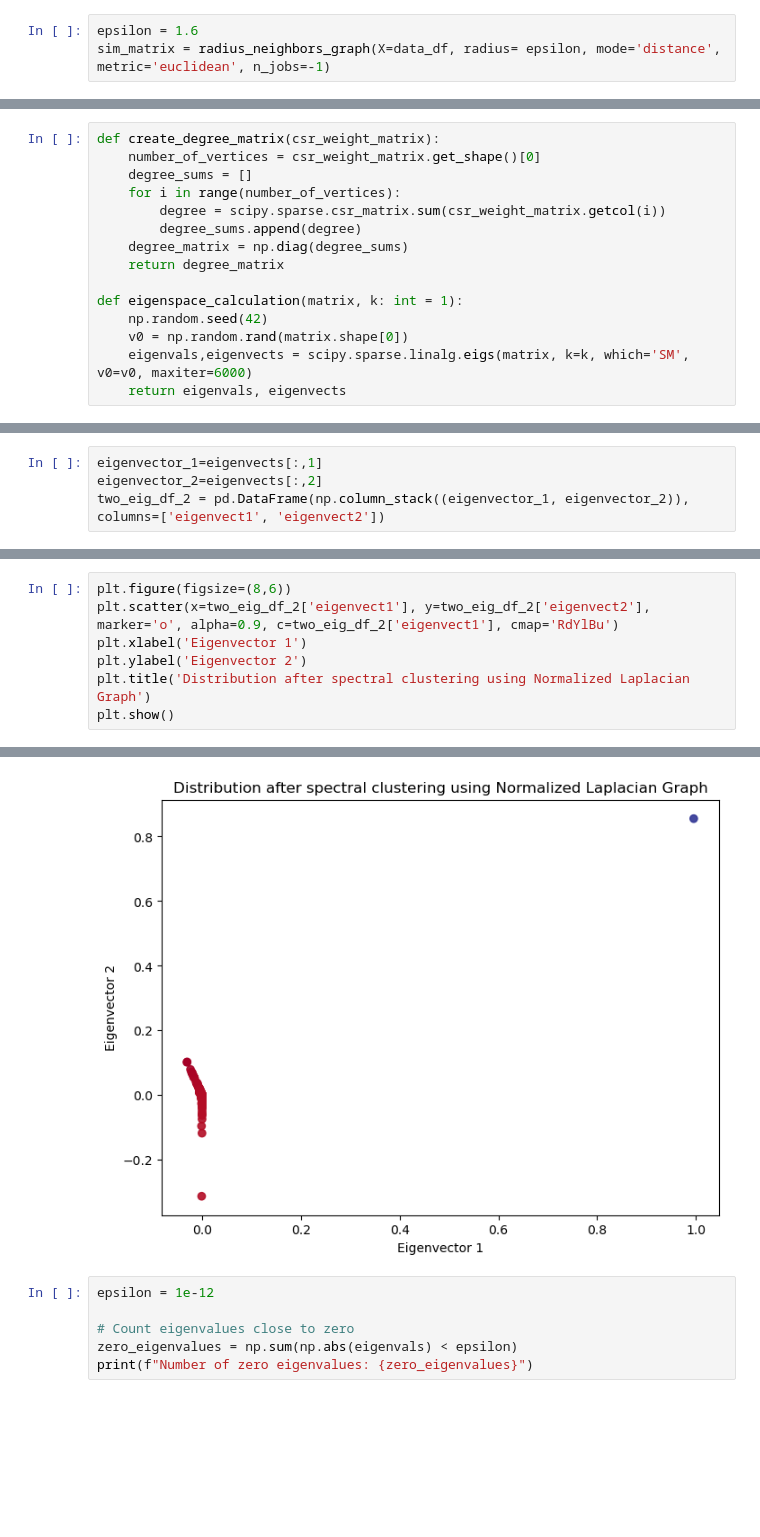
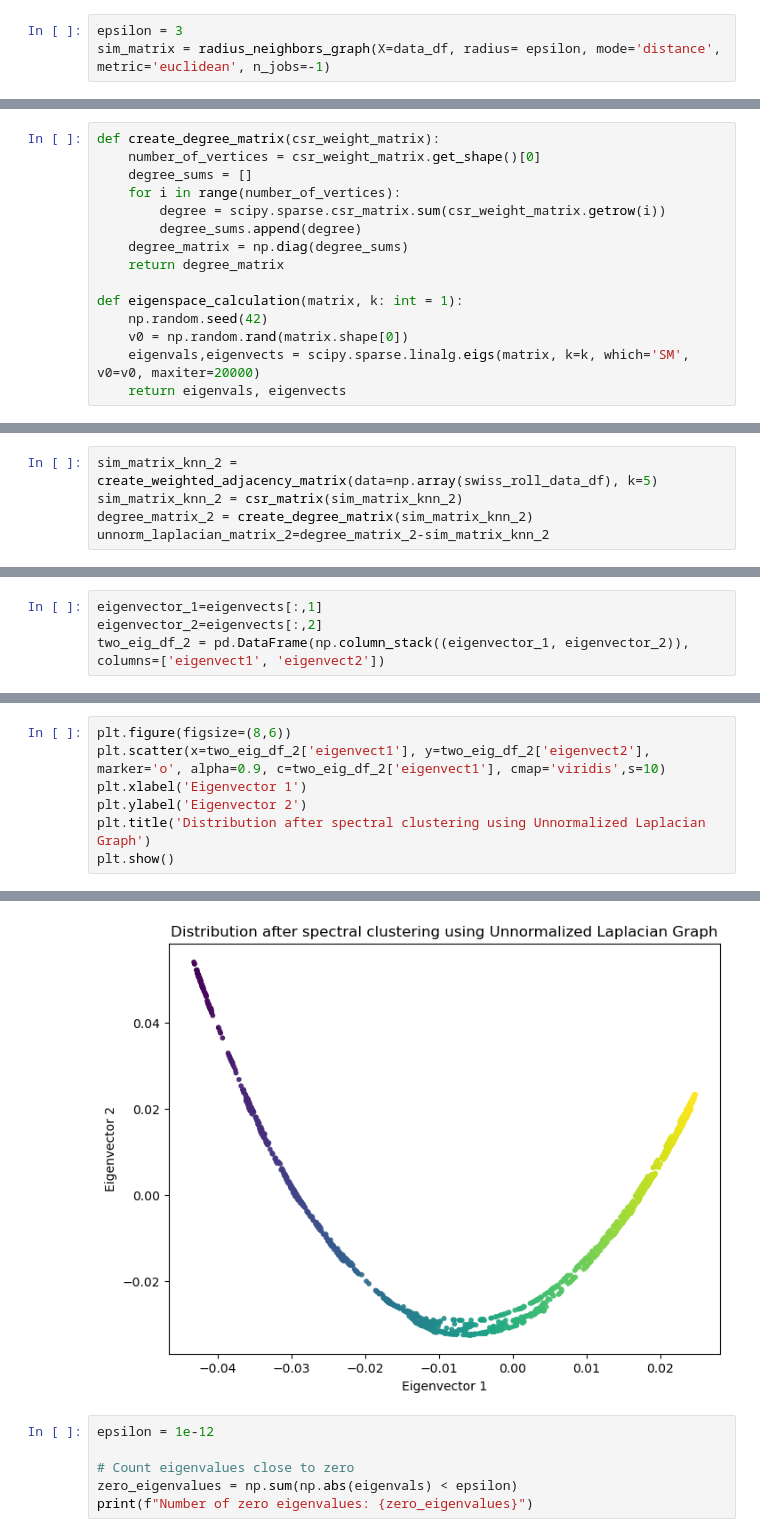
Before and after one commit to avsngh-git/Masters-Projects, a Jupyter notebook: Unsupervised-Learning/Project2.ipynb, the cells around one changed output, grey strips where cells are left out. Cells and saved outputs as stored; diff of their text form; blank space fills up the shorter version.

```diff
--- a/Unsupervised-Learning/Project2.ipynb
+++ b/Unsupervised-Learning/Project2.ipynb
@@ -47,5 +33,5 @@ plt.show()
 # %% [markdown]
 ## Creating ε neighbourhood graph
 # %%
-epsilon = 1.6
+epsilon = 3
 sim_matrix = radius_neighbors_graph(X=data_df, radius= epsilon, mode='distance', metric='euclidean', n_jobs=-1)
@@ -93,7 +157,7 @@ def create_degree_matrix(csr_weight_matrix):
     number_of_vertices = csr_weight_matrix.get_shape()[0]
     degree_sums = []
     for i in range(number_of_vertices):
-        degree = scipy.sparse.csr_matrix.sum(csr_weight_matrix.getcol(i))
+        degree = scipy.sparse.csr_matrix.sum(csr_weight_matrix.getrow(i))
         degree_sums.append(degree)
     degree_matrix = np.diag(degree_sums)
     return degree_matrix
@@ -101,7 +165,7 @@ def create_degree_matrix(csr_weight_matrix):
 def eigenspace_calculation(matrix, k: int = 1):
     np.random.seed(42)
     v0 = np.random.rand(matrix.shape[0])
-    eigenvals,eigenvects = scipy.sparse.linalg.eigs(matrix, k=k, which='SM', v0=v0, maxiter=6000)
+    eigenvals,eigenvects = scipy.sparse.linalg.eigs(matrix, k=k, which='SM', v0=v0, maxiter=20000)
     return eigenvals, eigenvects
 # %%
 degree_matrix = create_degree_matrix(sim_matrix_knn)
@@ -241,3 +295,8 @@ matrix([[4.43019192, 0.        , 0.        , ..., 0.        , 0.        ,
+# %%
+sim_matrix_knn_2 = create_weighted_adjacency_matrix(data=np.array(swiss_roll_data_df), k=5)
+sim_matrix_knn_2 = csr_matrix(sim_matrix_knn_2)
+degree_matrix_2 = create_degree_matrix(sim_matrix_knn_2)
+unnorm_laplacian_matrix_2=degree_matrix_2-sim_matrix_knn_2
 # %%
 eigenvals,eigenvects = eigenspace_calculation(matrix=unnorm_laplacian_matrix_2, k=9)
 # %%
@@ -247,19 +312,19 @@ two_eig_df_2 = pd.DataFrame(np.column_stack((eigenvector_1, eigenvector_2)), col
 # %%
 plt.figure(figsize=(8,6))
-plt.scatter(x=two_eig_df_2['eigenvect1'], y=two_eig_df_2['eigenvect2'], marker='o', alpha=0.9, c=two_eig_df_2['eigenvect1'], cmap='RdYlBu')
+plt.scatter(x=two_eig_df_2['eigenvect1'], y=two_eig_df_2['eigenvect2'], marker='o', alpha=0.9, c=two_eig_df_2['eigenvect1'], cmap='viridis',s=10)
 plt.xlabel('Eigenvector 1')
 plt.ylabel('Eigenvector 2')
-plt.title('Distribution after spectral clustering using Normalized Laplacian Graph')
+plt.title('Distribution after spectral clustering using Unnormalized Laplacian Graph')
 plt.show()
 # %% [output]
 Casting complex values to real discards the imaginary part
 
 
 Casting complex values to real discards the imaginary part
 
 
 Casting complex values to real discards the imaginary part
-[figure, old version]
+[figure, new version]
 # %%
 epsilon = 1e-12
 
```
Also changed, not shown: parts of 32 cells of this notebook.
